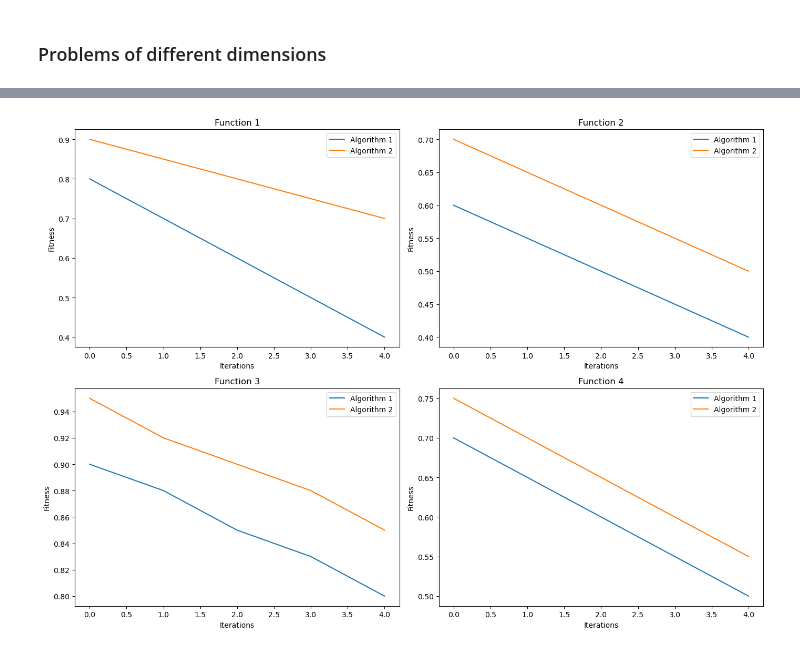
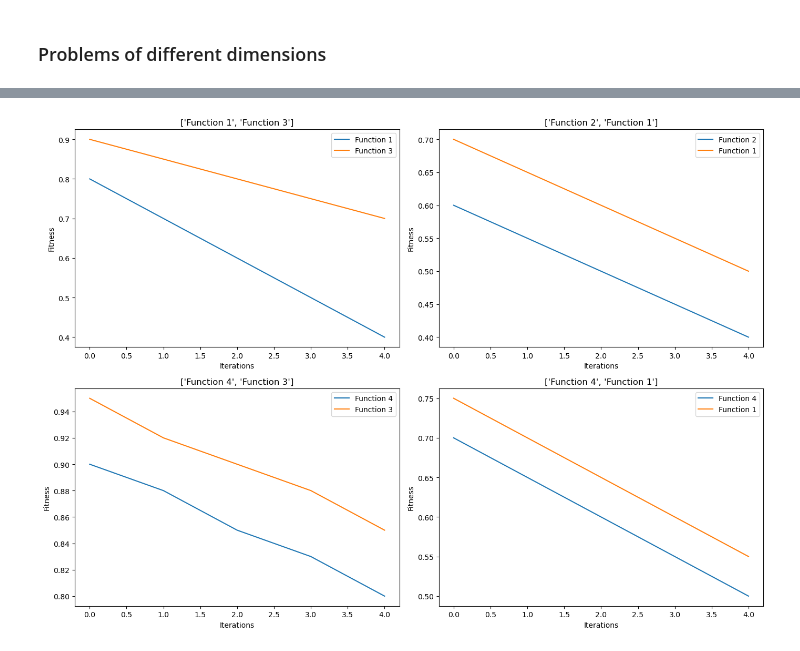
Before and after one commit to lemurianredmage/maestria-sandbox, a Jupyter notebook: Semestre-02/computo_evolutivo/evolutive-computer-algorithms/src/metaheuristics_methods_evaluation.ipynb, the cells around one changed output, grey strips where cells are left out. Cells and saved outputs as stored; diff of their text form; code cells hidden in the pictures.

Commit message:
Add function to graph 4 plots for every problem for the meta heuristics methods

```diff
--- a/Semestre-02/computo_evolutivo/evolutive-computer-algorithms/src/metaheuristics_methods_evaluation.ipynb
+++ b/Semestre-02/computo_evolutivo/evolutive-computer-algorithms/src/metaheuristics_methods_evaluation.ipynb
@@ -30,0 +20,5 @@ one_dimension_df.head(20)
+# %%
+one_dimension_group_by_function = one_dimension_df.groupby('func').agg({
+    'convergence_list': lambda x: list(x),
+    'method': lambda x: list(x)
+}).reset_index()
@@ -79,37 +96,44 @@ multiple_dimensions_df.tail(20)
 # %%
-# import matplotlib.pyplot as plt
+import pandas as pd
+import matplotlib.pyplot as plt
 
-# def plot_convergence(df, algorithms, function_labels):
-#     # Create a 2x2 grid of subplots
-#     fig, axes = plt.subplots(2, 2, figsize=(14, 10))
+def plot_convergence(df, algorithms, function_labels):
+    # Create a 2x2 grid of subplots
+    fig, axes = plt.subplots(2, 2, figsize=(14, 10))
 
-#     for idx, (ax, function_data) in enumerate(zip(axes.flatten(), df)):
-#         # Plot for each function
-#         for i, algorithm_data in enumerate(function_data['convergence_list']):
-#             ax.plot(range(len(algorithm_data)), algorithm_data, label=algorithms[i])
+    for idx, (ax, function_data) in enumerate(zip(axes.flatten(), df)):
+        # Plot for each function
+        for i, algorithm_data in enumerate(function_data['convergence_lists']):
+            ax.plot(range(len(algorithm_data)), algorithm_data, label=function_data['problem'][i])
 
-#         # Set labels and title for each subplot
-#         ax.set_title(function_labels[idx])
-#         ax.set_xlabel('Iterations')
-#         ax.set_ylabel('Fitness')
-#         ax.legend()
+        # Set labels and title for each subplot
+        ax.set_title(function_labels[idx])
+        ax.set_xlabel('Iterations')
+        ax.set_ylabel('Fitness')
+        ax.legend()
 
-#     # Adjust layout to prevent overlap
-#     plt.tight_layout()
-#     plt.show()
+    # Adjust layout to prevent overlap
+    plt.tight_layout()
+    plt.show()
 
-# # Example of how to use the function
-# convergence_lists = [
-#     [[0.8, 0.7, 0.6, 0.5, 0.4], [0.9, 0.85, 0.8, 0.75, 0.7]],  # Function 1 convergence data for Algorithm 1 and 2
-#     [[0.6, 0.55, 0.5, 0.45, 0.4], [0.7, 0.65, 0.6, 0.55, 0.5]],  # Function 2 convergence data for Algorithm 1 and 2
-#     [[0.9, 0.88, 0.85, 0.83, 0.8], [0.95, 0.92, 0.9, 0.88, 0.85]],  # Function 3 convergence data for Algorithm 1 and 2
-#     [[0.7, 0.65, 0.6, 0.55, 0.5], [0.75, 0.7, 0.65, 0.6, 0.55]]   # Function 4 convergence data for Algorithm 1 and 2
-# ]
+data = {
+    'problem': [['Function 1', 'Function 3'], ['Function 2', 'Function 1'], ['Function 4', 'Function 3'], ['Function 4', 'Function 1']],
+    'convergence_lists': [
+        [[0.8, 0.7, 0.6, 0.5, 0.4], [0.9, 0.85, 0.8, 0.75, 0.7]],  # Function 1: 2 algorithms
+        [[0.6, 0.55, 0.5, 0.45, 0.4], [0.7, 0.65, 0.6, 0.55, 0.5]],  # Function 2: 2 algorithms
+        [[0.9, 0.88, 0.85, 0.83, 0.8], [0.95, 0.92, 0.9, 0.88, 0.85]],  # Function 3: 2 algorithms
+        [[0.7, 0.65, 0.6, 0.55, 0.5], [0.75, 0.7, 0.65, 0.6, 0.55]]   # Function 4: 2 algorithms
+    ]
+}
 
-# algorithms = ['Algorithm 1', 'Algorithm 2']
-# function_labels = ['Function 1', 'Function 2', 'Function 3', 'Function 4']
+# Convert dictionary into DataFrame
+df = pd.DataFrame(data)
 
-# # Call the function to plot the graphs
-# plot_convergence(convergence_lists, algorithms, function_labels)
+# Example algorithms
+algorithms = ['Algorithm 1', 'Algorithm 2']
+function_labels = df['problem'].tolist()
+
+# Call the function
+plot_convergence(df.to_dict(orient='records'), algorithms, function_labels)
 # %% [output]
-[figure, old version]
+[figure, new version]
```
Also changed, not shown: parts of 4 cells of this notebook.
